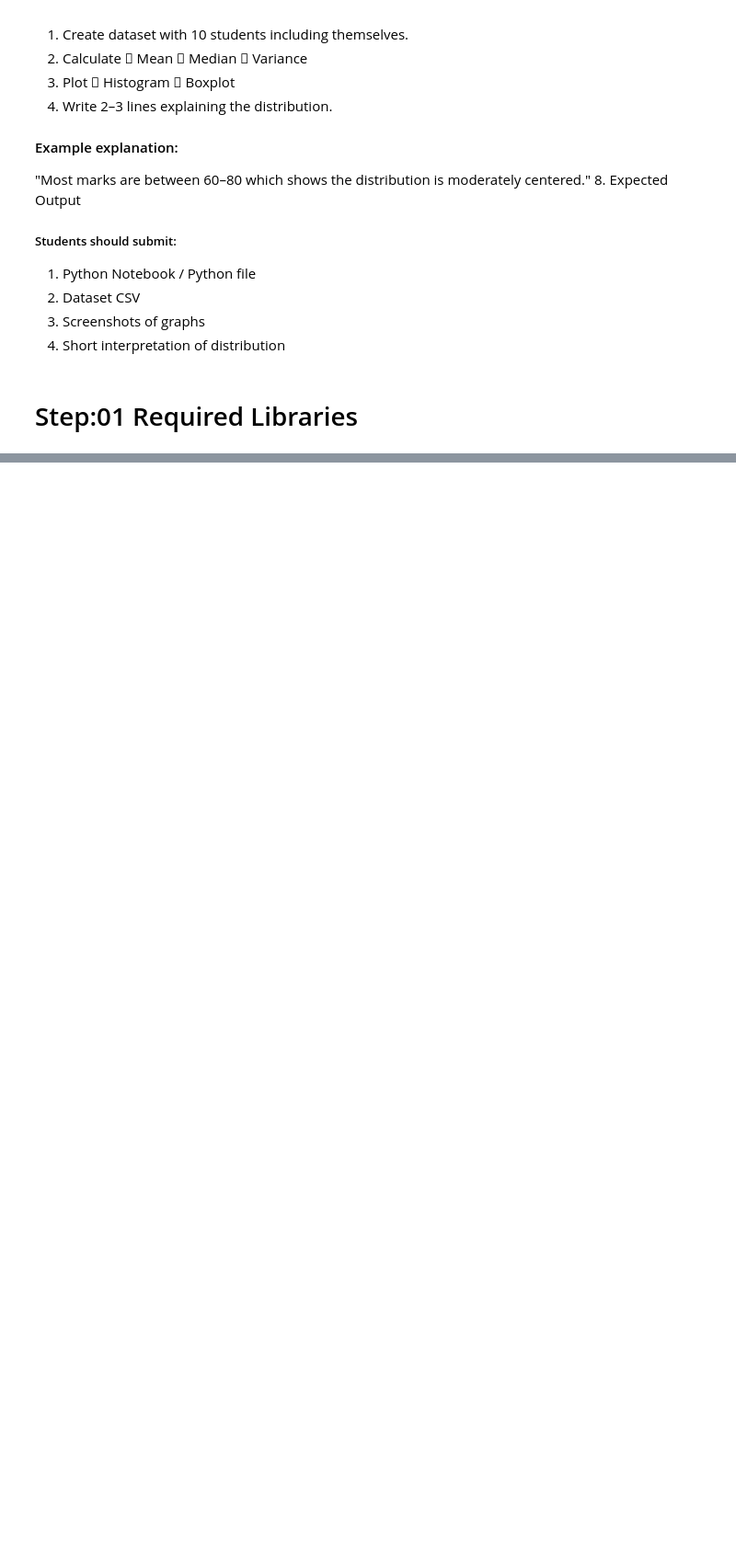
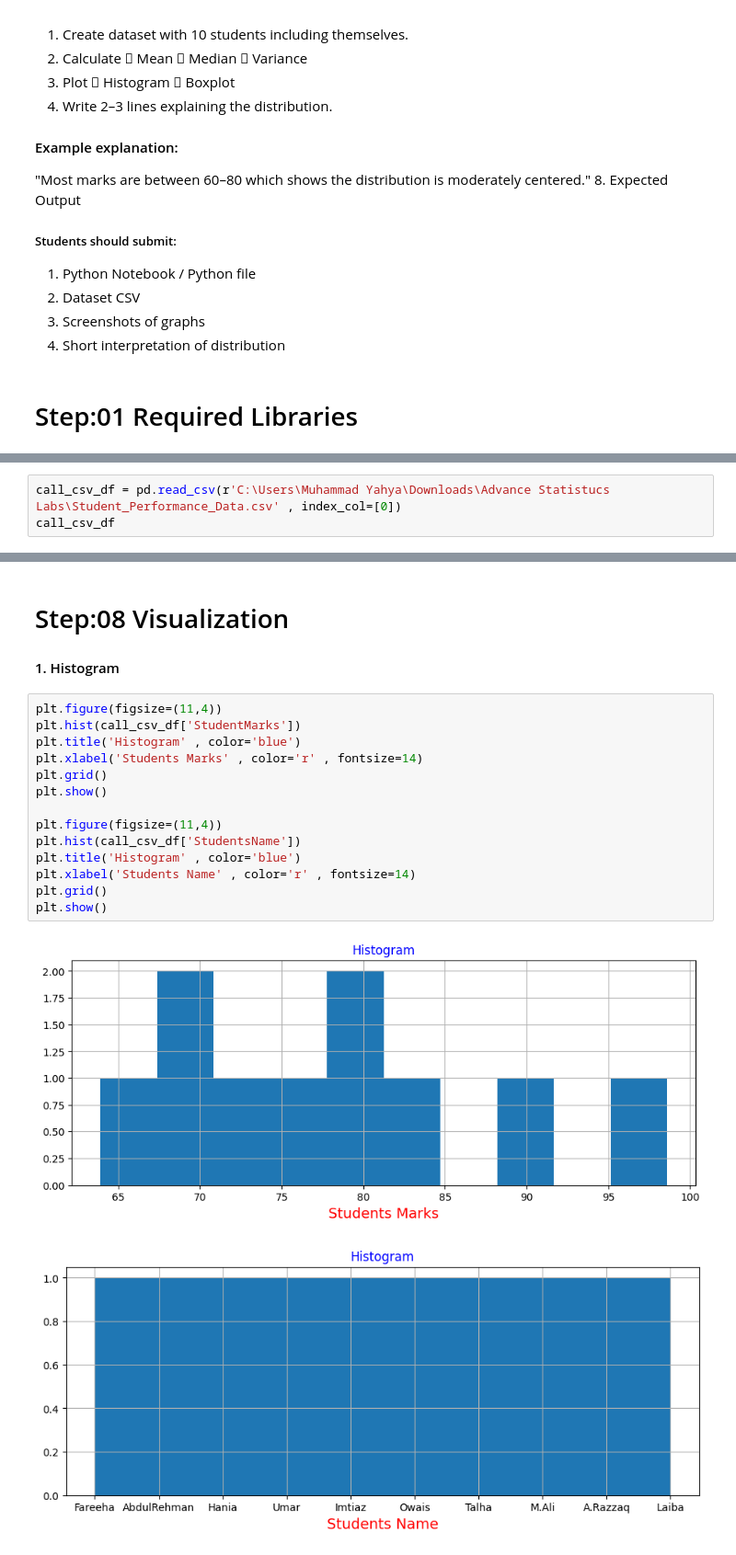
Before and after one commit to Shaikh-Hafiz-Yahya/Advance-Statistics, a Jupyter notebook: Advance Statistucs Labs/Lab05_Data_Distribution_Analysis.ipynb, the cells around one changed output, grey strips where cells are left out. Shown at 92% size. Drawn from its saved outputs; the diff is of its cells as text; blank space fills up the shorter version.

Commit message:
Lab05 Data Distribution Local to Remote

```diff
--- a/Advance Statistucs Labs/Lab05_Data_Distribution_Analysis.ipynb
+++ b/Advance Statistucs Labs/Lab05_Data_Distribution_Analysis.ipynb
@@ -78,0 +100,3 @@ df = pd.DataFrame(students_data)
+# %%
+call_csv_df = pd.read_csv(r'C:\Users\Muhammad Yahya\Downloads\Advance Statistucs Labs\Student_Performance_Data.csv' , index_col=[0])
+call_csv_df
@@ -78,0 +136,21 @@ df = pd.DataFrame(students_data)
+# %% [markdown]
+# Step:08 Visualization
+
+#### 1. Histogram
+# %%
+plt.figure(figsize=(11,4))
+plt.hist(call_csv_df['StudentMarks'])
+plt.title('Histogram' , color='blue')
+plt.xlabel('Students Marks' , color='r' , fontsize=14)
+plt.grid()
+plt.show()
+
+plt.figure(figsize=(11,4))
+plt.hist(call_csv_df['StudentsName'])
+plt.title('Histogram' , color='blue')
+plt.xlabel('Students Name' , color='r' , fontsize=14)
+plt.grid()
+plt.show()
+# %% [output]
+[figure, added]
+[figure, added]
```
Also changed, not shown: parts of 15 cells of this notebook.
